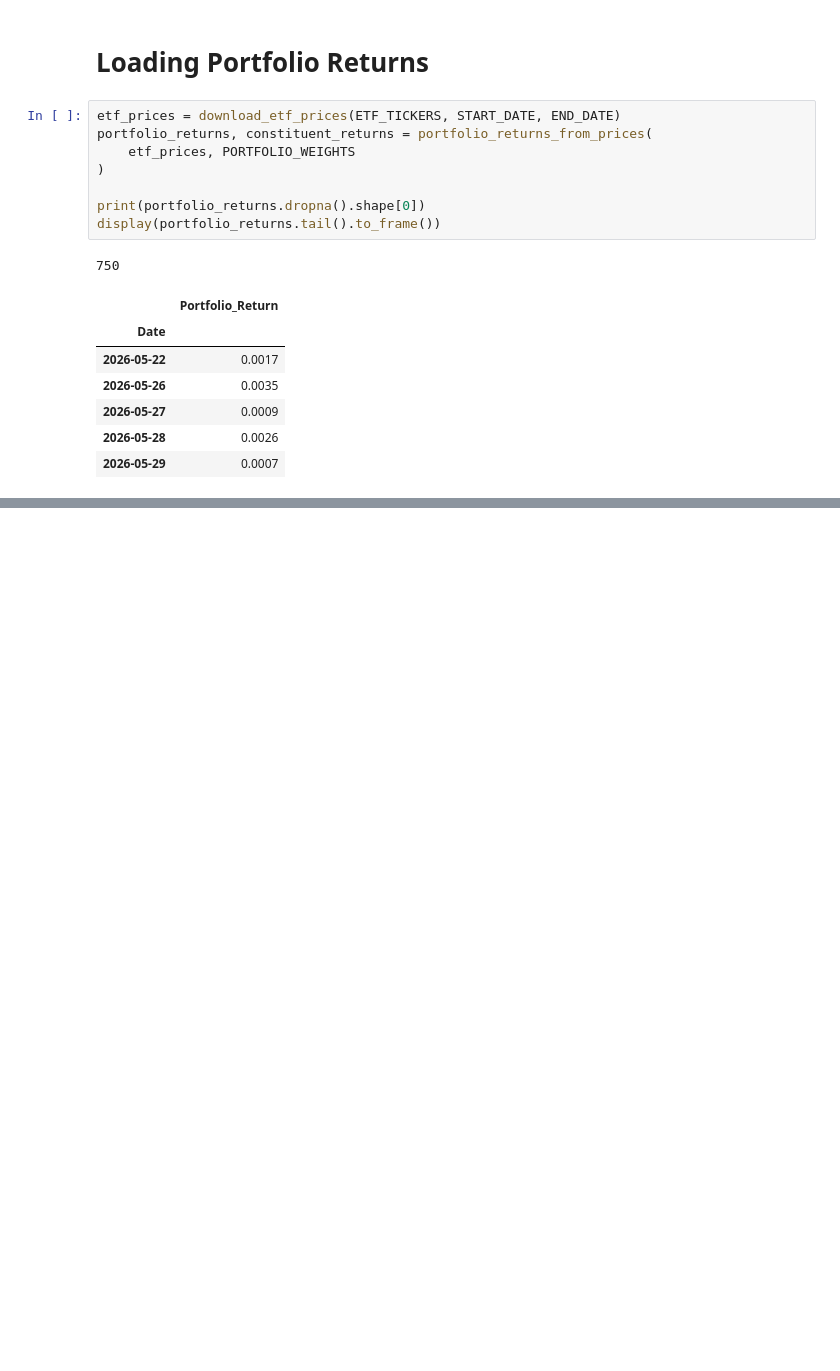
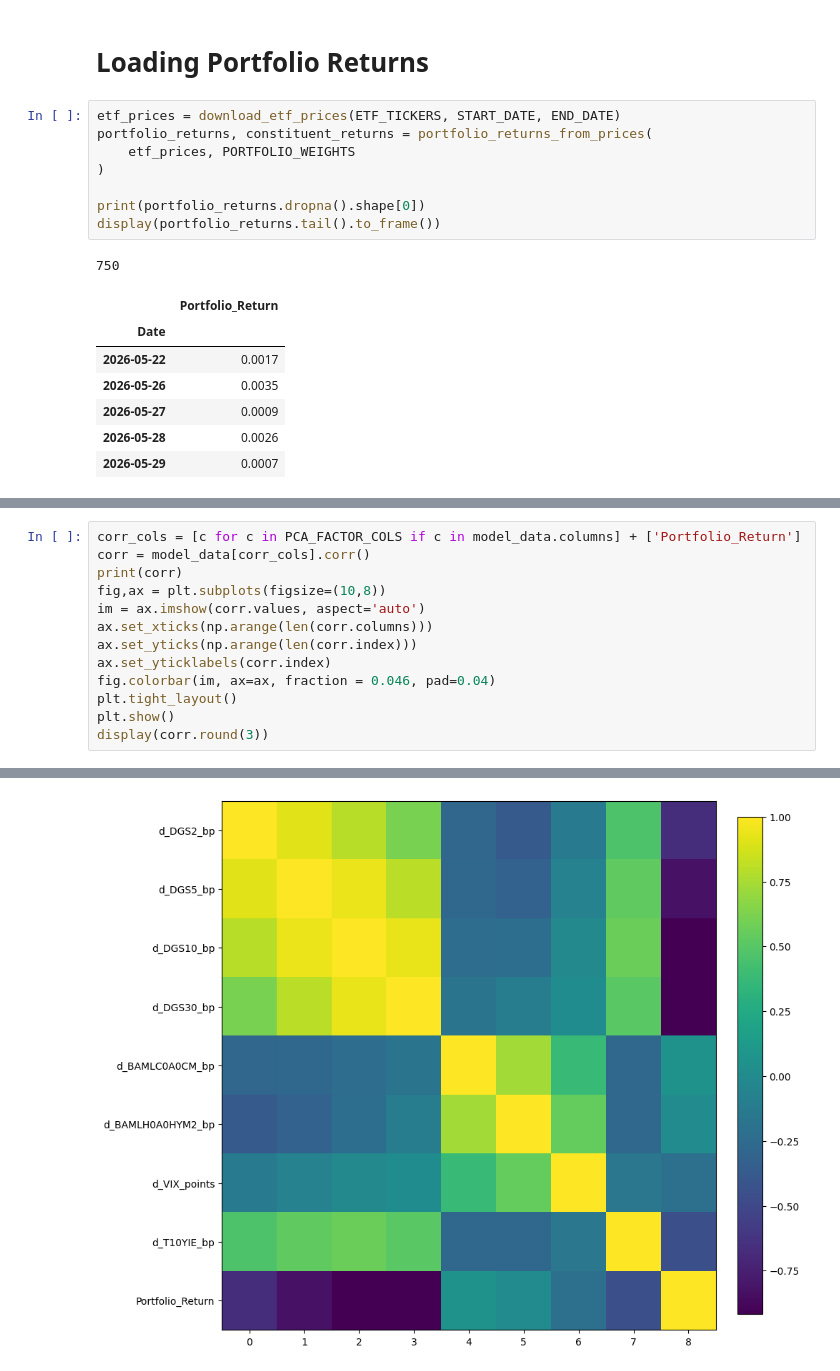
Before and after one commit to niranjanrao13/FixedIncomePortfolio-Analysis, a Jupyter notebook: notebooks/risk_analysis.ipynb, the cells around one changed output, grey strips where cells are left out. Drawn from its saved outputs; the diff is of its cells as text; blank space fills up the shorter version.

```diff
--- a/notebooks/risk_analysis.ipynb
+++ b/notebooks/risk_analysis.ipynb
@@ -244,0 +293,14 @@ display(portfolio_returns.tail().to_frame())
+# %%
+corr_cols = [c for c in PCA_FACTOR_COLS if c in model_data.columns] + ['Portfolio_Return']
+corr = model_data[corr_cols].corr()
+print(corr)
+fig,ax = plt.subplots(figsize=(10,8))
+im = ax.imshow(corr.values, aspect='auto')
+ax.set_xticks(np.arange(len(corr.columns)))
+ax.set_yticks(np.arange(len(corr.index)))
+ax.set_yticklabels(corr.index)
+fig.colorbar(im, ax=ax, fraction = 0.046, pad=0.04)
+plt.tight_layout()
+plt.show()
+display(corr.round(3))
+# %% [output]
@@ -244,0 +324 @@ display(portfolio_returns.tail().to_frame())
+[figure, added]
```
Also changed, not shown: parts of 8 cells of this notebook.
